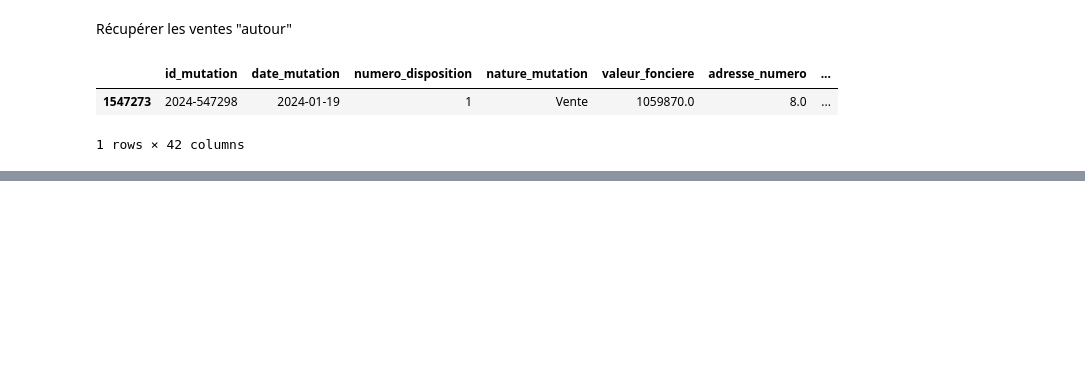
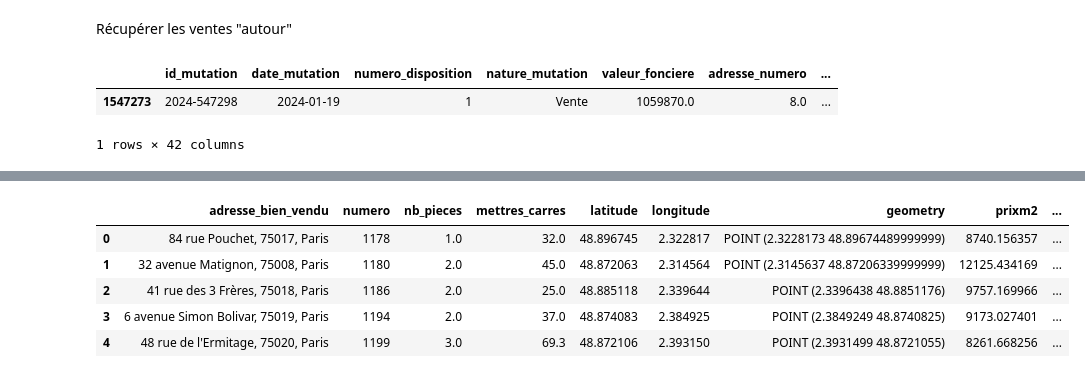
Before and after one commit to emilienschultz/projetviager, a Jupyter notebook: exploration.ipynb, the cells around one changed output, grey strips where cells are left out. Saved outputs shown, nothing was run; the diff lists cells and outputs as text; code cells hidden in the pictures; blank space fills up the shorter version.

```diff
--- a/exploration.ipynb
+++ b/exploration.ipynb
@@ -156,6 +174,5 @@ Test sur une donnée
 # %%
-adresse_test = "7 Rue Louis David, Paris"
-coord = get_geoloc(adresse_test)
+coord = get_geoloc("7 Rue Louis David, Paris")
 coord
 # %% [output]
 (48.8616641, 2.2814703)
@@ -180,0 +226,19 @@ gdf_within
+# %%
+def get_n_transactions_around(point: Point,
+                              gdf: gpd.GeoDataFrame,
+                              n = 10,
+                              step = 10):
+    """
+    Get n transactions around a point
+    """
+    point = gpd.GeoSeries([point], crs="EPSG:4326").to_crs(epsg=3857).iloc[0]
+    gdf_filter = None
+    radius = 100
+    while gdf_filter is None or gdf_filter.shape[0] < n:
+        buffer = point.buffer(radius)
+        gdf_filter = gdf[gdf.geometry.intersects(buffer)]
+        if gdf_filter.shape[0] >= n:
+            break
+        else:
+            radius = radius + step
+    return (gdf_filter["prixm2"].mean(), gdf_filter["prixm2"].std(), radius, len(gdf_filter))
@@ -180,0 +269,15 @@ gdf_within
+# %%
+tmp = df_adresses["geometry"].apply(lambda x : get_n_transactions_around(x, gdf))
+df_adresses["prixm2"] = tmp.apply(lambda x : x[0])
+df_adresses["prixm2_std"] = tmp.apply(lambda x : x[1])
+df_adresses["prixm2_radius"] = tmp.apply(lambda x : x[2])
+df_adresses["prixm2_num"] = tmp.apply(lambda x : x[3])
+# %%
+df_adresses.head()
+# %% [output]
+|  | adresse_bien_vendu | numero | nb_pieces | mettres_carres | latitude | longitude | geometry | prixm2 | ... |
+| 0 | 84 rue Pouchet, 75017, Paris | 1178 | 1.0 | 32.0 | 48.896745 | 2.322817 | POINT (2.3228173 48.89674489999999) | 8740.156357 | ... |
+| 1 | 32 avenue Matignon, 75008, Paris | 1180 | 2.0 | 45.0 | 48.872063 | 2.314564 | POINT (2.3145637 48.87206339999999) | 12125.434169 | ... |
+| 2 | 41 rue des 3 Frères, 75018, Paris | 1186 | 2.0 | 25.0 | 48.885118 | 2.339644 | POINT (2.3396438 48.8851176) | 9757.169966 | ... |
+| 3 | 6 avenue Simon Bolivar, 75019, Paris | 1194 | 2.0 | 37.0 | 48.874083 | 2.384925 | POINT (2.3849249 48.8740825) | 9173.027401 | ... |
+| 4 | 48 rue de l'Ermitage, 75020, Paris | 1199 | 3.0 | 69.3 | 48.872106 | 2.393150 | POINT (2.3931499 48.8721055) | 8261.668256 | ... |
```
Also changed, not shown: parts of 31 cells of this notebook, 1 other file.
